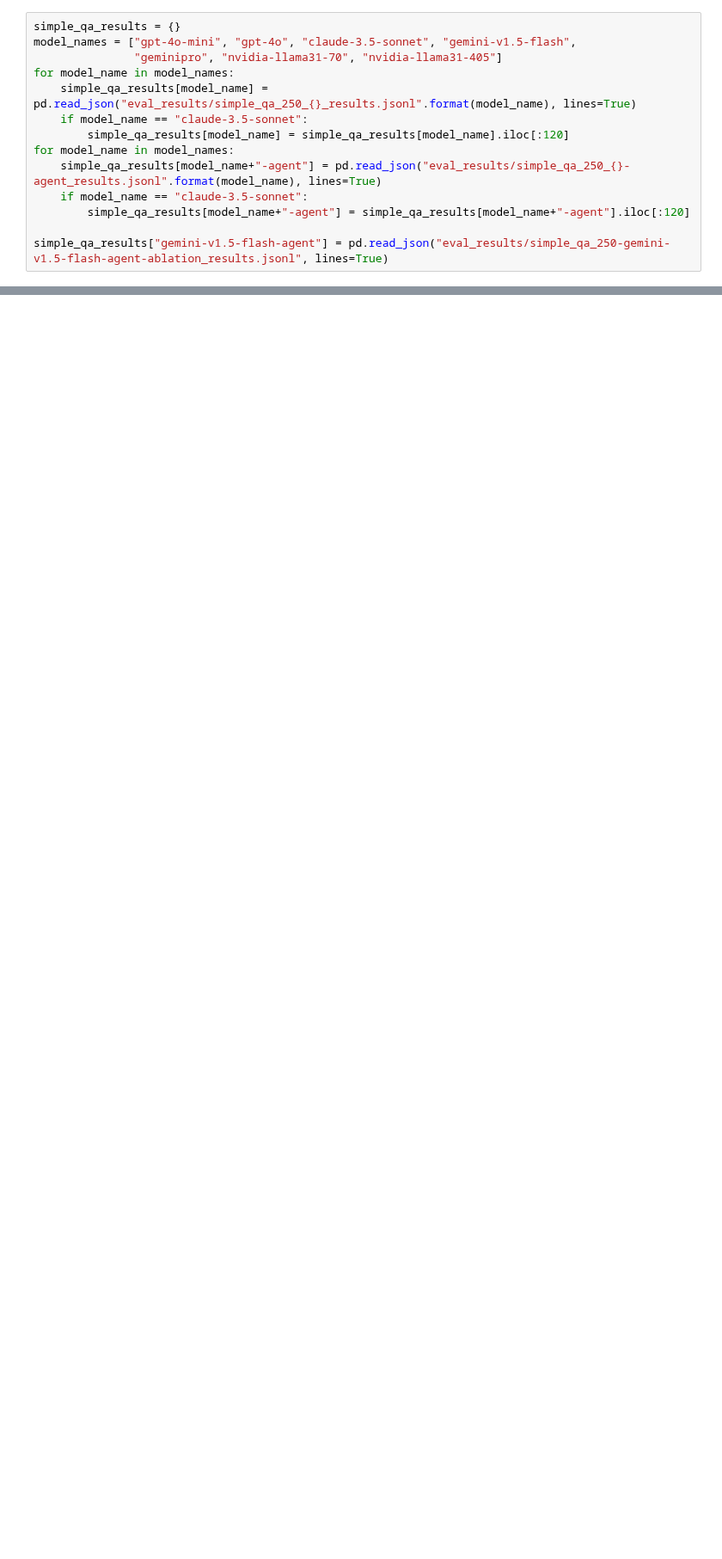
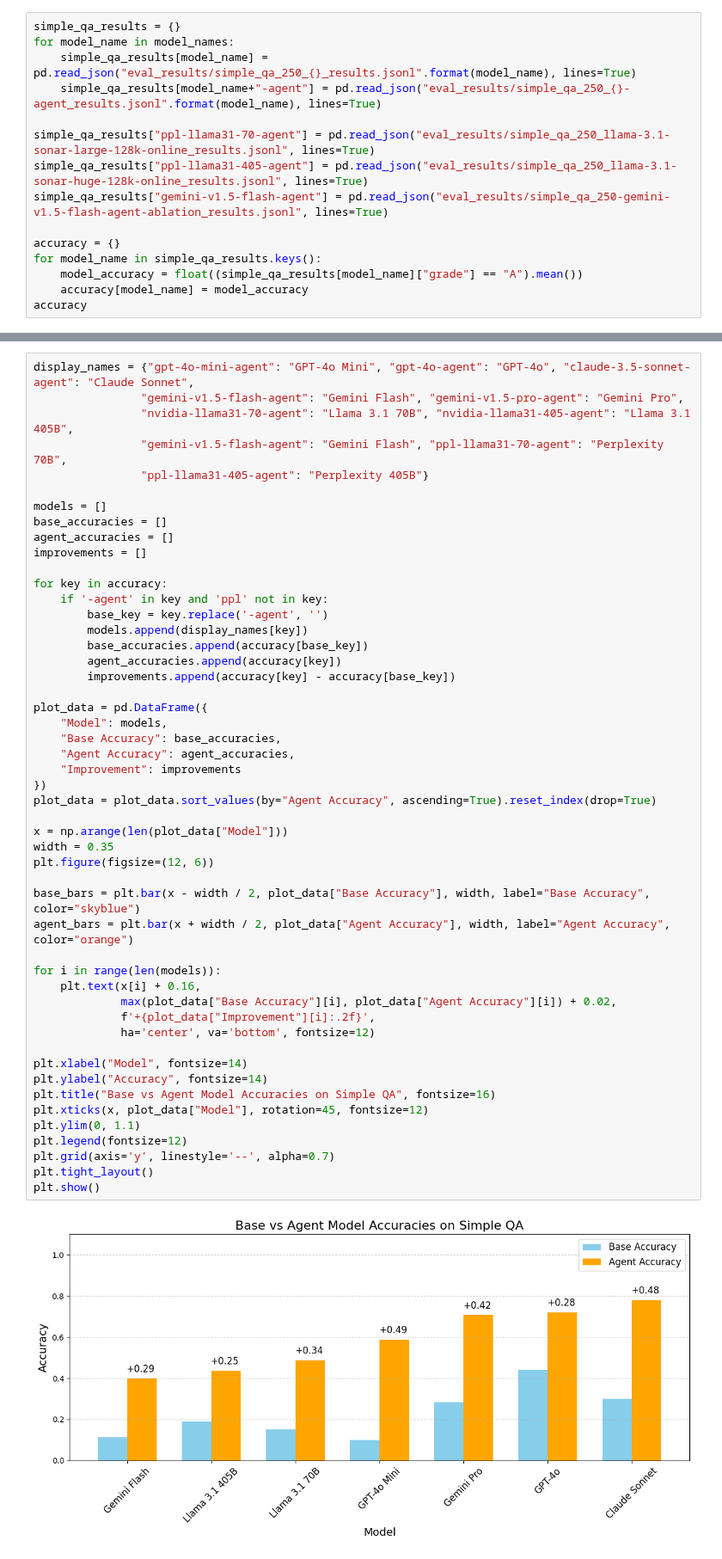
Before and after one commit to lm-sys/FastChat, a Jupyter notebook: evaluation/process_results.ipynb, the cells around one changed output, grey strips where cells are left out. Shown at 86% size. Cells and saved outputs as stored; diff of their text form; blank space fills up the shorter version.

```diff
--- a/evaluation/process_results.ipynb
+++ b/evaluation/process_results.ipynb
@@ -26,14 +69,15 @@ web_search_invoked
 # %%
 simple_qa_results = {}
-model_names = ["gpt-4o-mini", "gpt-4o", "claude-3.5-sonnet", "gemini-v1.5-flash",
-               "geminipro", "nvidia-llama31-70", "nvidia-llama31-405"]
 for model_name in model_names:
     simple_qa_results[model_name] = pd.read_json("eval_results/simple_qa_250_{}_results.jsonl".format(model_name), lines=True)
-    if model_name == "claude-3.5-sonnet":
-        simple_qa_results[model_name] = simple_qa_results[model_name].iloc[:120]
-for model_name in model_names:
     simple_qa_results[model_name+"-agent"] = pd.read_json("eval_results/simple_qa_250_{}-agent_results.jsonl".format(model_name), lines=True)
-    if model_name == "claude-3.5-sonnet":
-        simple_qa_results[model_name+"-agent"] = simple_qa_results[model_name+"-agent"].iloc[:120]
 
+simple_qa_results["ppl-llama31-70-agent"] = pd.read_json("eval_results/simple_qa_250_llama-3.1-sonar-large-128k-online_results.jsonl", lines=True)
+simple_qa_results["ppl-llama31-405-agent"] = pd.read_json("eval_results/simple_qa_250_llama-3.1-sonar-huge-128k-online_results.jsonl", lines=True)
 simple_qa_results["gemini-v1.5-flash-agent"] = pd.read_json("eval_results/simple_qa_250-gemini-v1.5-flash-agent-ablation_results.jsonl", lines=True)
+
+accuracy = {}
+for model_name in simple_qa_results.keys():
+    model_accuracy = float((simple_qa_results[model_name]["grade"] == "A").mean())
+    accuracy[model_name] = model_accuracy
+accuracy
@@ -39,0 +101,52 @@ simple_qa_results["gemini-v1.5-flash-agent"] = pd.read_json("eval_results/simple
+# %%
+display_names = {"gpt-4o-mini-agent": "GPT-4o Mini", "gpt-4o-agent": "GPT-4o", "claude-3.5-sonnet-agent": "Claude Sonnet",
+                "gemini-v1.5-flash-agent": "Gemini Flash", "gemini-v1.5-pro-agent": "Gemini Pro",
+                "nvidia-llama31-70-agent": "Llama 3.1 70B", "nvidia-llama31-405-agent": "Llama 3.1 405B",
+                "gemini-v1.5-flash-agent": "Gemini Flash", "ppl-llama31-70-agent": "Perplexity 70B",
+                "ppl-llama31-405-agent": "Perplexity 405B"}
+
+models = []
+base_accuracies = []
+agent_accuracies = []
+improvements = []
+
+for key in accuracy:
+    if '-agent' in key and 'ppl' not in key:
+        base_key = key.replace('-agent', '')
+        models.append(display_names[key])
+        base_accuracies.append(accuracy[base_key])
+        agent_accuracies.append(accuracy[key])
+        improvements.append(accuracy[key] - accuracy[base_key])
+
+plot_data = pd.DataFrame({
+    "Model": models,
+    "Base Accuracy": base_accuracies,
+    "Agent Accuracy": agent_accuracies,
+    "Improvement": improvements
+})
+plot_data = plot_data.sort_values(by="Agent Accuracy", ascending=True).reset_index(drop=True)
+
+x = np.arange(len(plot_data["Model"]))
+width = 0.35
+plt.figure(figsize=(12, 6))
+
+base_bars = plt.bar(x - width / 2, plot_data["Base Accuracy"], width, label="Base Accuracy", color="skyblue")
+agent_bars = plt.bar(x + width / 2, plot_data["Agent Accuracy"], width, label="Agent Accuracy", color="orange")
+
+for i in range(len(models)):
+    plt.text(x[i] + 0.16,
+             max(plot_data["Base Accuracy"][i], plot_data["Agent Accuracy"][i]) + 0.02,
+             f'+{plot_data["Improvement"][i]:.2f}',
+             ha='center', va='bottom', fontsize=12)
+
+plt.xlabel("Model", fontsize=14)
+plt.ylabel("Accuracy", fontsize=14)
+plt.title("Base vs Agent Model Accuracies on Simple QA", fontsize=16)
+plt.xticks(x, plot_data["Model"], rotation=45, fontsize=12)
+plt.ylim(0, 1.1)
+plt.legend(fontsize=12)
+plt.grid(axis='y', linestyle='--', alpha=0.7)
+plt.tight_layout()
+plt.show()
+# %% [output]
+[figure, added]
```
Also changed, not shown: parts of 28 cells of this notebook, 5 other files.
